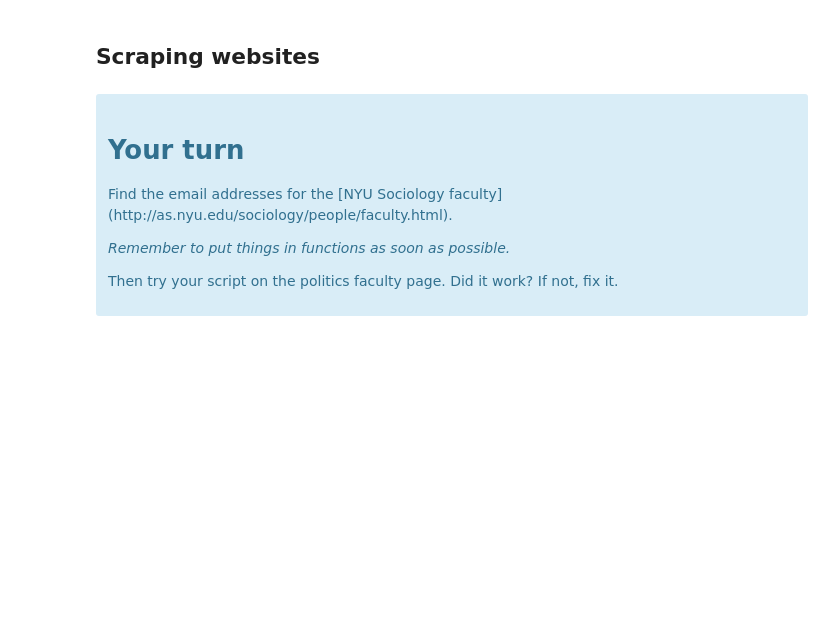
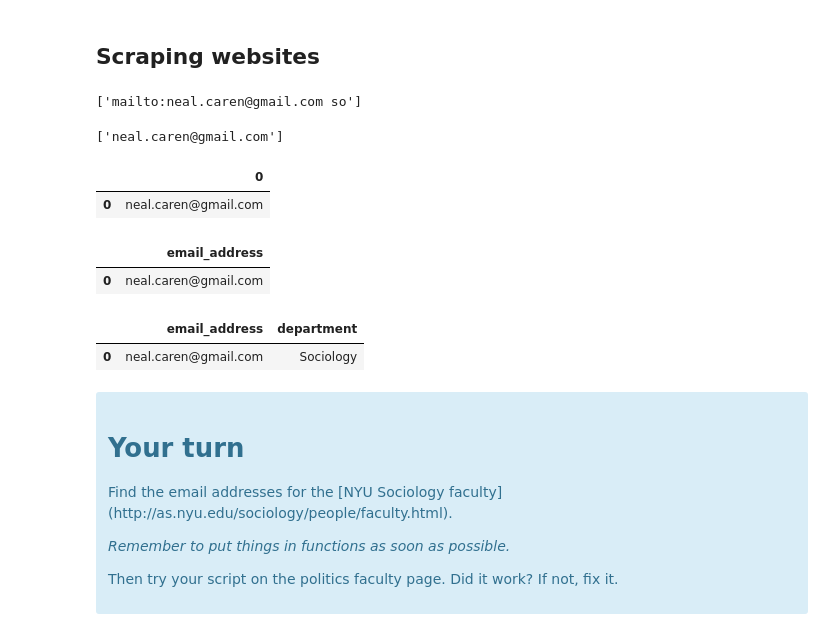
Before and after one commit to nealcaren/CSSS-CABD, a Jupyter notebook: Session05-HTML.ipynb, the cells around one changed output. Cells and saved outputs as stored; diff of their text form; code cells hidden in the pictures; blank space fills up the shorter version.

```diff
--- a/Session05-HTML.ipynb
+++ b/Session05-HTML.ipynb
@@ -2,0 +9,8 @@
+# %%
+re.findall('mailto:neal.caren@gmail.com so', text)
+# %% [output]
+['mailto:neal.caren@gmail.com so']
+# %%
+re.findall('mailto:(.*?) so', text)
+# %% [output]
+['neal.caren@gmail.com']
@@ -2,0 +19,18 @@
+# %%
+df = pd.DataFrame(emails)
+df
+# %% [output]
+|  | 0 |
+| 0 | neal.caren@gmail.com |
+# %%
+df = pd.DataFrame(emails, columns = ['email_address'])
+df
+# %% [output]
+|  | email_address |
+| 0 | neal.caren@gmail.com |
+# %%
+df['department'] = 'Sociology'
+df
+# %% [output]
+|  | email_address | department |
+| 0 | neal.caren@gmail.com | Sociology |
```
Also changed, not shown: parts of 31 cells of this notebook, 13 other files.
